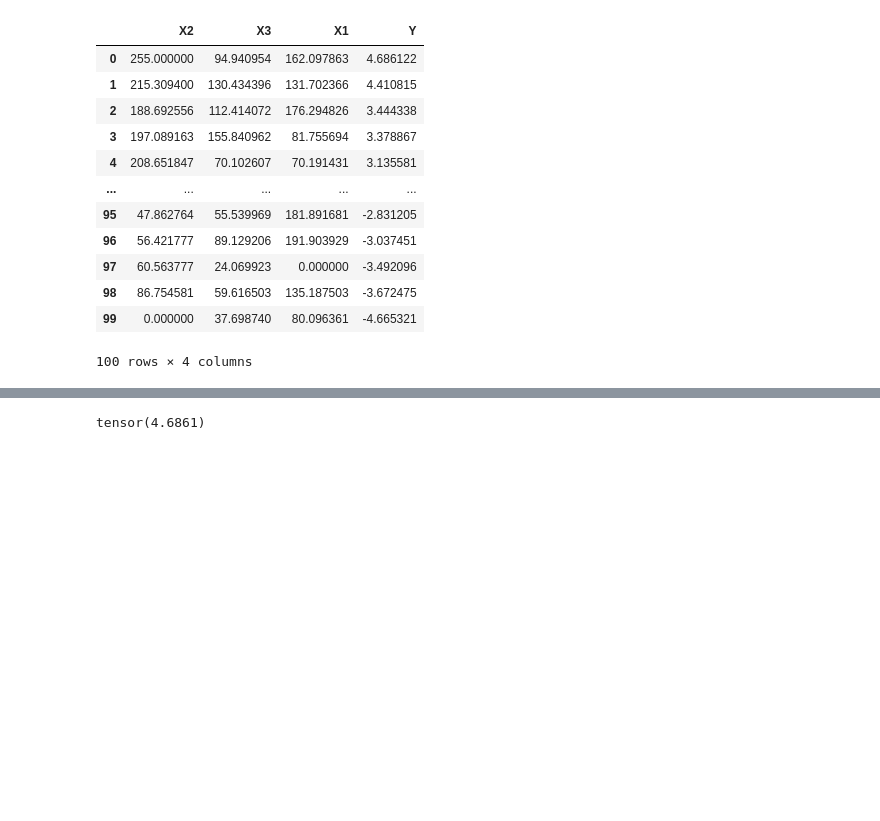
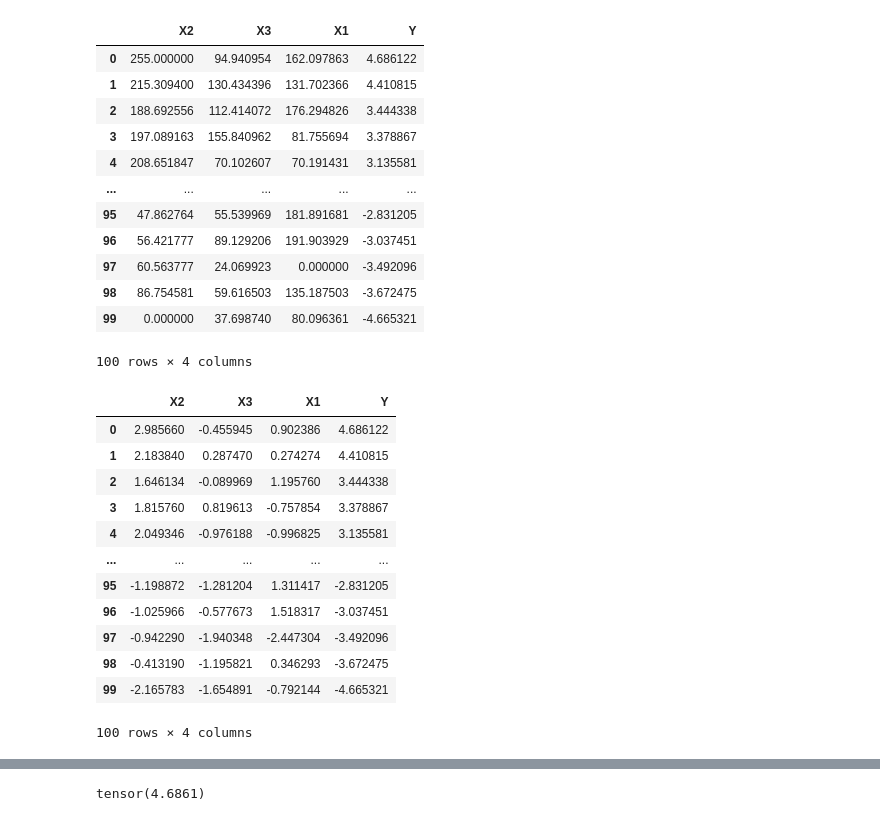
Before and after one commit to Lai-jun-yan/Deep_glm, a Jupyter notebook: attention.ipynb, the cells around one changed output, grey strips where cells are left out. Drawn from its saved outputs; the diff is of its cells as text; code cells hidden in the pictures; blank space fills up the shorter version.

```diff
--- a/attention.ipynb
+++ b/attention.ipynb
@@ -19,6 +20,26 @@ data
 | 98 | 86.754581 | 59.616503 | 135.187503 | -3.672475 |
 | 99 | 0.000000 | 37.698740 | 80.096361 | -4.665321 |
 100 rows × 4 columns
+# %%
+cols = ["X2","X3","X1"] # 針對變數標準化，後面做softmax的時候，數值才不會爆掉
+
+data[cols] = (data[cols] - data[cols].mean()) / data[cols].std()
+
+data
+# %% [output]
+|  | X2 | X3 | X1 | Y |
+| 0 | 2.985660 | -0.455945 | 0.902386 | 4.686122 |
+| 1 | 2.183840 | 0.287470 | 0.274274 | 4.410815 |
+| 2 | 1.646134 | -0.089969 | 1.195760 | 3.444338 |
+| 3 | 1.815760 | 0.819613 | -0.757854 | 3.378867 |
+| 4 | 2.049346 | -0.976188 | -0.996825 | 3.135581 |
+| ... | ... | ... | ... | ... |
+| 95 | -1.198872 | -1.281204 | 1.311417 | -2.831205 |
+| 96 | -1.025966 | -0.577673 | 1.518317 | -3.037451 |
+| 97 | -0.942290 | -1.940348 | -2.447304 | -3.492096 |
+| 98 | -0.413190 | -1.195821 | 0.346293 | -3.672475 |
+| 99 | -2.165783 | -1.654891 | -0.792144 | -4.665321 |
+100 rows × 4 columns
 # %%
 # 為了測試模型架構，先使用第一筆資料
 test = data.iloc[0,:3]
```
Also changed, not shown: parts of 22 cells of this notebook.
